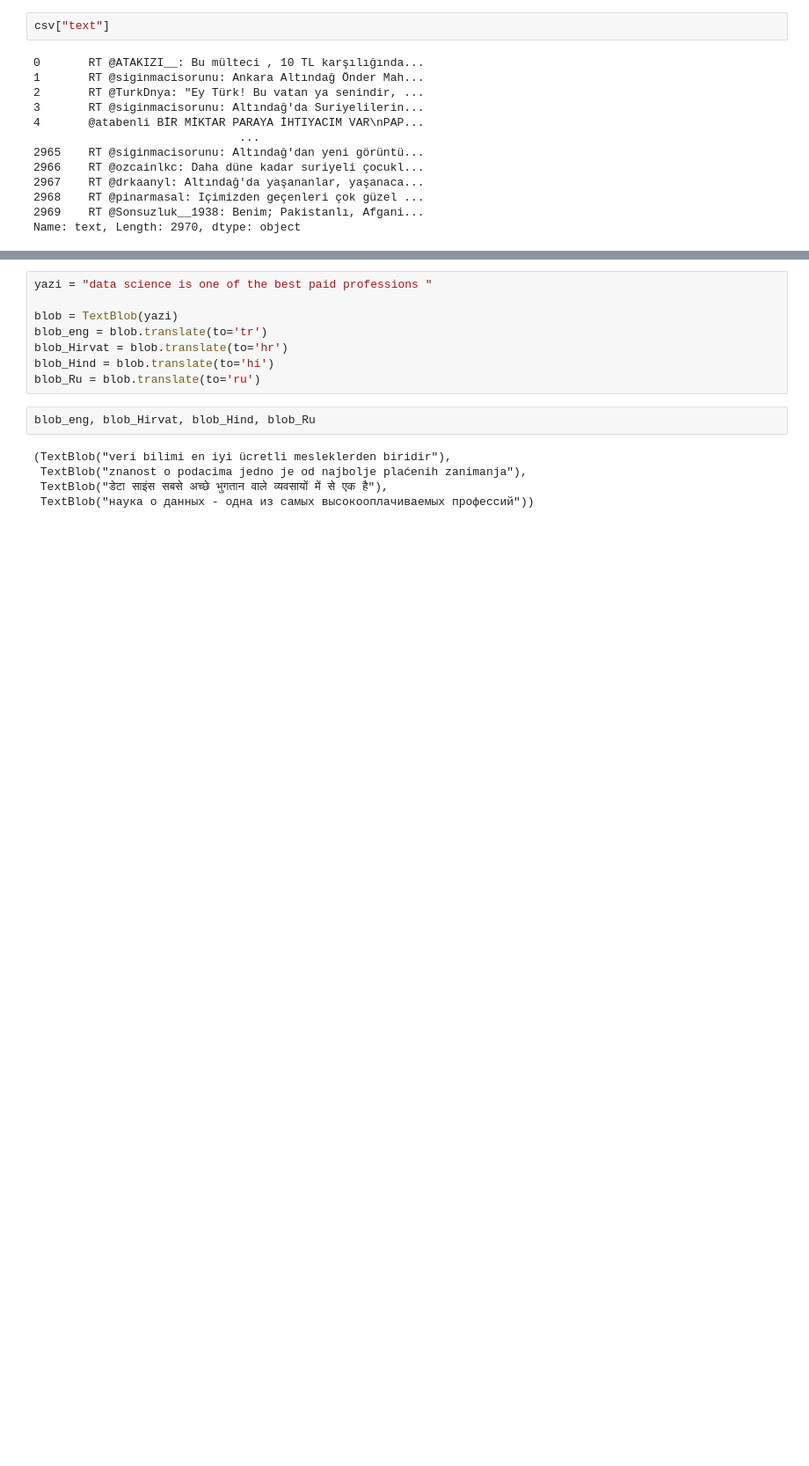
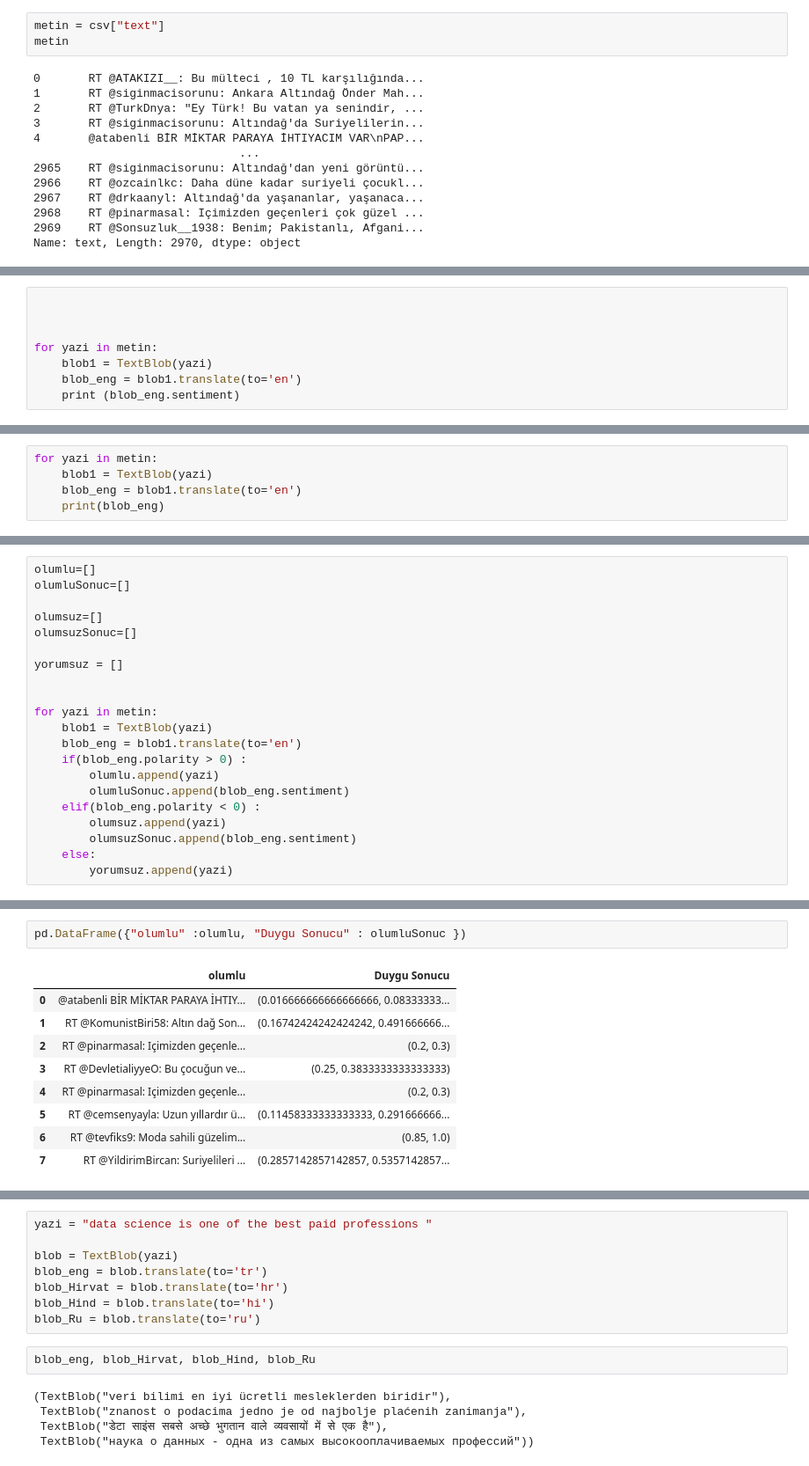
Before and after one commit to semihcinar/SQL, a Jupyter notebook: PY-SQL/SQL-Pandas-Analiz.ipynb, the cells around one changed output, grey strips where cells are left out. Shown: that part at 88% size. Drawn from its saved outputs; the diff is of its cells as text; blank space fills up the shorter version.

```diff
--- a/PY-SQL/SQL-Pandas-Analiz.ipynb
+++ b/PY-SQL/SQL-Pandas-Analiz.ipynb
@@ -34,5 +72,6 @@ csv = pd.read_csv('C:/Users/sc977/Downloads/twitter/k/VatanEldenGidiyor.csv')
 # %%
-csv["text"]
+metin = csv["text"]
+metin
 # %% [output]
 0       RT @ATAKIZI__: Bu mülteci , 10 TL karşılığında...
 1       RT @siginmacisorunu: Ankara Altındağ Önder Mah...
@@ -48,0 +181,8 @@ Name: text, Length: 2970, dtype: object
+# %%
+
+
+
+for yazi in metin:
+    blob1 = TextBlob(yazi)
+    blob_eng = blob1.translate(to='en')
+    print (blob_eng.sentiment)
@@ -48,0 +210,5 @@ Name: text, Length: 2970, dtype: object
+# %%
+for yazi in metin:
+    blob1 = TextBlob(yazi)
+    blob_eng = blob1.translate(to='en')
+    print(blob_eng)
@@ -48,0 +234,21 @@ Name: text, Length: 2970, dtype: object
+# %%
+olumlu=[]
+olumluSonuc=[]
+
+olumsuz=[]
+olumsuzSonuc=[]
+
+yorumsuz = []
+
+
+for yazi in metin:
+    blob1 = TextBlob(yazi)
+    blob_eng = blob1.translate(to='en')
+    if(blob_eng.polarity > 0) :
+        olumlu.append(yazi)
+        olumluSonuc.append(blob_eng.sentiment)
+    elif(blob_eng.polarity < 0) :
+        olumsuz.append(yazi)
+        olumsuzSonuc.append(blob_eng.sentiment)
+    else:
+        yorumsuz.append(yazi)
@@ -49 +285,13 @@ Name: text, Length: 2970, dtype: object
+# %%
+pd.DataFrame({"olumlu" :olumlu, "Duygu Sonucu" : olumluSonuc })
+# %% [output]
+|  | olumlu | Duygu Sonucu |
+| 0 | @atabenli BİR MİKTAR PARAYA İHTIY... | (0.016666666666666666, 0.08333333... |
+| 1 | RT @KomunistBiri58: Altın dağ Son... | (0.16742424242424242, 0.491666666... |
+| 2 | RT @pinarmasal: Içimizden geçenle... | (0.2, 0.3) |
+| 3 | RT @DevletialiyyeO: Bu çocuğun ve... | (0.25, 0.3833333333333333) |
+| 4 | RT @pinarmasal: Içimizden geçenle... | (0.2, 0.3) |
+| 5 | RT @cemsenyayla: Uzun yıllardır ü... | (0.11458333333333333, 0.291666666... |
+| 6 | RT @tevfiks9: Moda sahili güzelim... | (0.85, 1.0) |
+| 7 | RT @YildirimBircan: Suriyelileri ... | (0.2857142857142857, 0.5357142857... |
 # %%
```
Also changed, not shown: parts of 27 cells of this notebook.
